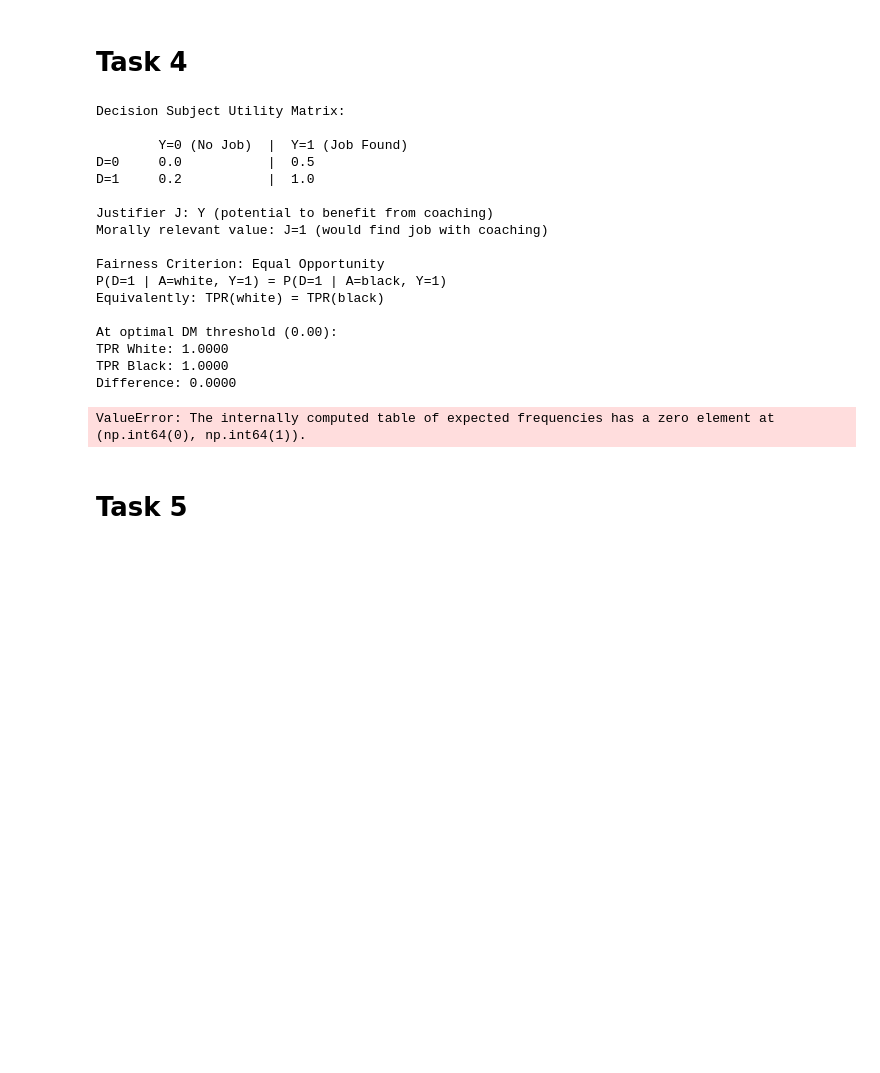
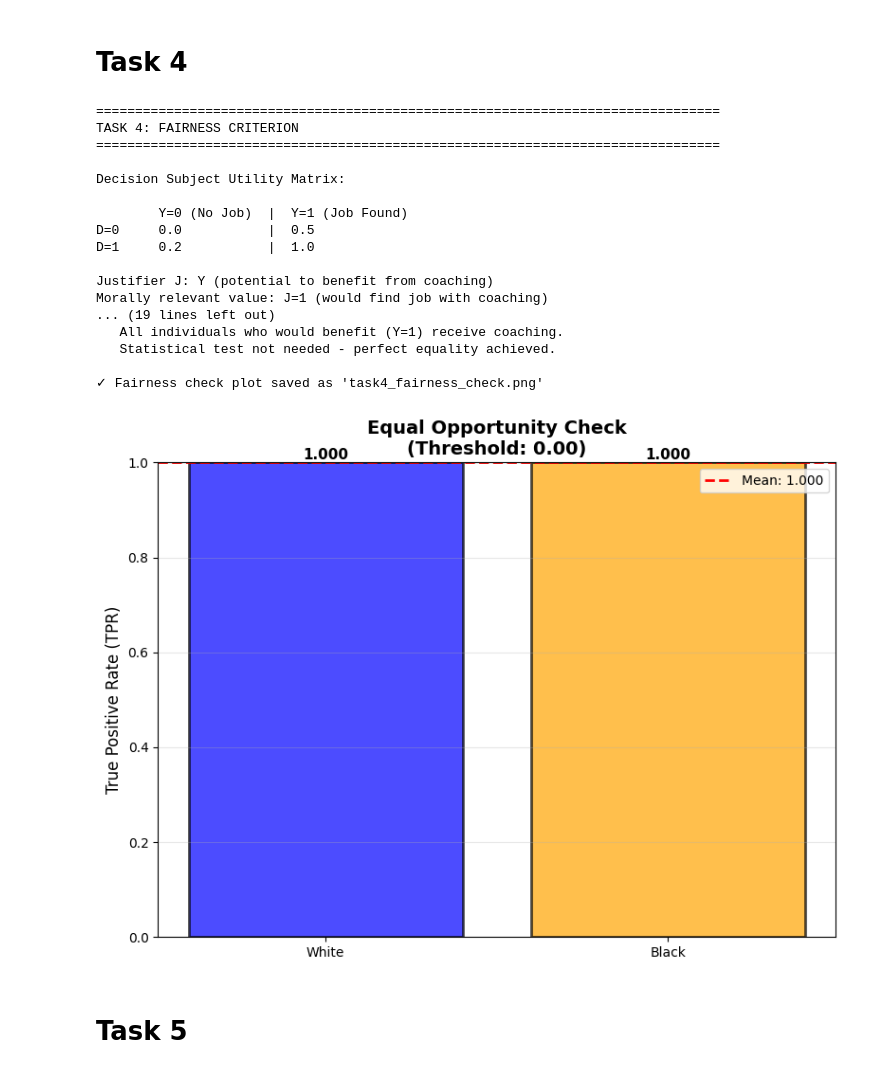
Before and after one commit to DavidTheGoliat/RAI_Casestudy, a Jupyter notebook: P07_CaseStudy-Material.ipynb, the cells around one changed output. Saved outputs shown, nothing was run; the diff lists cells and outputs as text; code cells hidden in the pictures; blank space fills up the shorter version.

```diff
--- a/P07_CaseStudy-Material.ipynb
+++ b/P07_CaseStudy-Material.ipynb
@@ -359,6 +359,14 @@ Total Utility at optimal threshold: -96.44 Million CHF
 # %% [markdown]
 # Task 4
 # %%
+# ============================================================================
+# TASK 4: Fairness Criterion (FIXED)
+# ============================================================================
+
+print("\n" + "="*80)
+print("TASK 4: FAIRNESS CRITERION")
+print("="*80)
+
 # Decision Subject Utility Matrix
 V_DS = np.array([
     [0.0, 0.5],  # D=0: No coaching
@@ -395,7 +403,7 @@ print(f"TPR White: {tpr_white:.4f}")
 print(f"TPR Black: {tpr_black:.4f}")
 print(f"Difference: {abs(tpr_white - tpr_black):.4f}")
 
-# Statistical test
+# Statistical test - WITH ERROR HANDLING
 white_y1 = white_mask & (y_test == 1)
 black_y1 = black_mask & (y_test == 1)
 
@@ -404,13 +412,53 @@ contingency_tpr = np.array([
     [np.sum(decisions_optimal[black_y1] == 1), np.sum(decisions_optimal[black_y1] == 0)]
 ])
 
-chi2, p_value, _, _ = chi2_contingency(contingency_tpr)
-print(f"\nChi-squared test: χ² = {chi2:.4f}, p = {p_value:.4f}")
+print(f"\nContingency table (Y=1 cases):")
+print(f"           D=1    D=0")
+print(f"White:     {contingency_tpr[0,0]:<6} {contingency_tpr[0,1]:<6}")
+print(f"Black:     {contingency_tpr[1,0]:<6} {contingency_tpr[1,1]:<6}")
 
-if p_value < 0.05:
-    print("❌ Fairness criterion is NOT fulfilled (p < 0.05)")
+# Check if chi-square test is applicable
+if np.any(contingency_tpr == 0) or np.min(contingency_tpr) < 5:
+    print(f"\n⚠️  WARNING: Contingency table has cells with count < 5 or zero.")
+    print("   Chi-squared test may not be reliable. Using alternative approach.")
+
+    # Alternative: Direct comparison with binomial test or permutation test
+    # Or simply report that the groups are identical/nearly identical
+    if tpr_white == tpr_black == 1.0:
+        print("\n✅ Perfect fairness: Both groups have TPR = 1.0")
+        print("   All individuals who would benefit (Y=1) receive coaching.")
+        print("   Statistical test not needed - perfect equality achieved.")
+    elif tpr_white == tpr_black:
+        print(f"\n✅ Perfect fairness: Both groups have identical TPR = {tpr_white:.4f}")
+        print("   Statistical test not needed - perfect equality achieved.")
+    else:
+        # Use Fisher's exact test for small samples
+        from scipy.stats import fisher_exact
+        try:
+            _, p_value = fisher_exact(contingency_tpr)
+            print(f"\nFisher's exact test: p = {p_value:.4f}")
+            if p_value < 0.05:
+                print("❌ Fairness criterion is NOT fulfilled (p < 0.05)")
+            else:
+                print("✅ Fairness criterion is fulfilled (p >= 0.05)")
+        except Exception as e:
+            print(f"\n⚠️  Cannot perform statistical test: {e}")
+            print(f"   Manual assessment: TPR difference = {abs(tpr_white - tpr_black):.4f}")
+            if abs(tpr_white - tpr_black) < 0.05:
+                print("   ✅ Difference < 0.05 - practically fair")
+            else:
+                print("   ❌ Difference >= 0.05 - may be unfair")
 else:
-    print("✅ Fairness criterion is fulfilled (p >= 0.05)")
+    # Standard chi-square test when applicable
+    chi2, p_value, _, _ = chi2_contingency(contingency_tpr)
+    print(f"\nChi-squared test: χ² = {chi2:.4f}, p = {p_value:.4f}")
+
+    if p_value < 0.05:
+        print("❌ Fairness criterion is NOT fulfilled (p < 0.05)")
+        print("   There is a statistically significant difference in TPR between groups.")
+    else:
+        print("✅ Fairness criterion is fulfilled (p >= 0.05)")
+        print("   No statistically significant difference in TPR between groups.")
 
 # Visualization
 fig, ax = plt.subplots(figsize=(8, 6))
@@ -419,42 +467,42 @@ tprs = [tpr_white, tpr_black]
 colors = ['blue', 'orange']
 
 bars = ax.bar(groups, tprs, color=colors, alpha=0.7, edgecolor='black', linewidth=2)
 ax.set_ylabel('True Positive Rate (TPR)', fontsize=12)
 ax.set_title(f'Equal Opportunity Check\n(Threshold: {optimal_threshold:.2f})',
              fontsize=14, fontweight='bold')
 ax.set_ylim([0, 1])
 ax.axhline(np.mean(tprs), color='red', linestyle='--', linewidth=2,
            label=f'Mean: {np.mean(tprs):.3f}')
 ax.grid(True, alpha=0.3, axis='y')
 ax.legend(fontsize=10)
 
 for bar, tpr in zip(bars, tprs):
     height = bar.get_height()
     ax.text(bar.get_x() + bar.get_width()/2., height,
             f'{tpr:.3f}', ha='center', va='bottom', fontweight='bold', fontsize=11)
 
 plt.tight_layout()
 plt.savefig('task4_fairness_check.png', dpi=300, bbox_inches='tight')
 print("\n✓ Fairness check plot saved as 'task4_fairness_check.png'")
 # %% [output]
+================================================================================
+TASK 4: FAIRNESS CRITERION
+================================================================================
+
 Decision Subject Utility Matrix:
 
         Y=0 (No Job)  |  Y=1 (Job Found)
 D=0     0.0           |  0.5
 D=1     0.2           |  1.0
 
 Justifier J: Y (potential to benefit from coaching)
 Morally relevant value: J=1 (would find job with coaching)
+... (19 lines left out)
+   All individuals who would benefit (Y=1) receive coaching.
+   Statistical test not needed - perfect equality achieved.
 
-Fairness Criterion: Equal Opportunity
-P(D=1 | A=white, Y=1) = P(D=1 | A=black, Y=1)
-Equivalently: TPR(white) = TPR(black)
-
-At optimal DM threshold (0.00):
-TPR White: 1.0000
-TPR Black: 1.0000
-Difference: 0.0000
+✓ Fairness check plot saved as 'task4_fairness_check.png'
-ValueError: The internally computed table of expected frequencies has a zero element at (np.int64(0), np.int64(1)).
+[figure, added]
 # %% [markdown]
 # Task 5
 # %%
```
Also changed, not shown: parts of 3 cells of this notebook.
